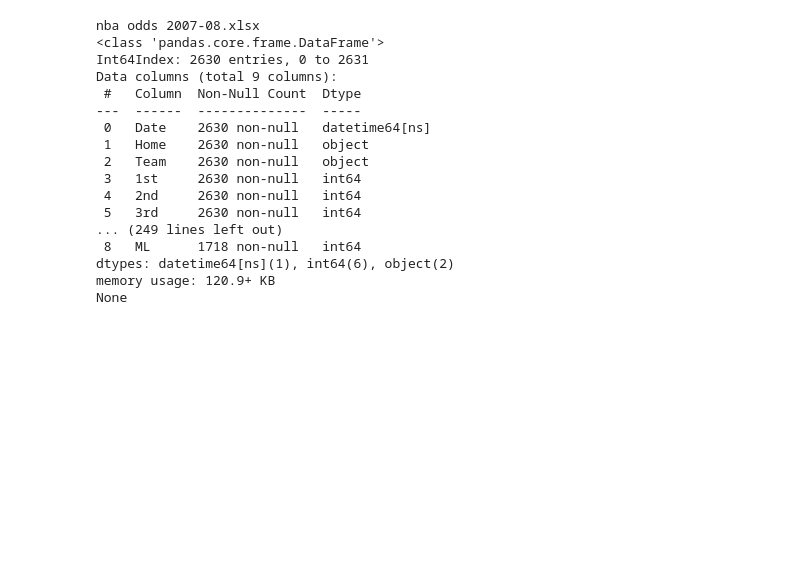
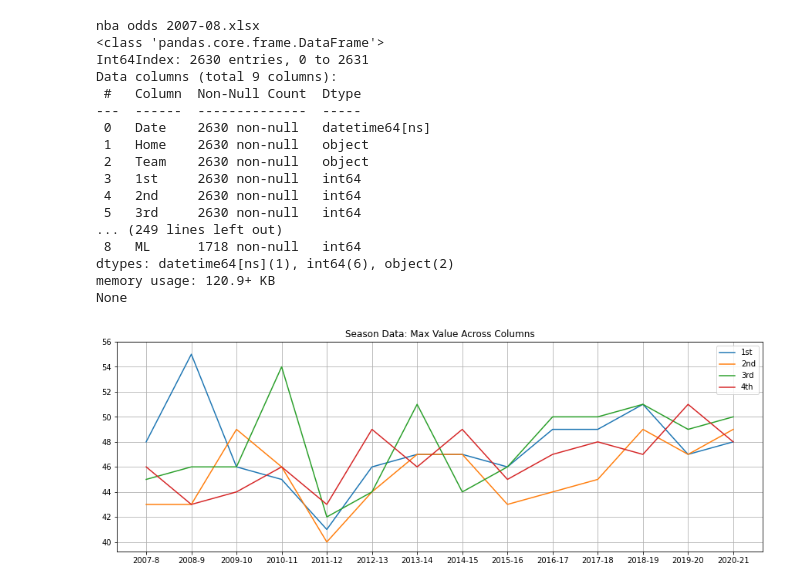
Before and after one commit to LMastro99/Sports-Betting-Module, a Jupyter notebook: season-data/cleaning/process/Season_Data_Cleaning.ipynb, the cells around one changed output. Cells and saved outputs as stored; diff of their text form; code cells hidden in the pictures; blank space fills up the shorter version.

```diff
--- a/season-data/cleaning/process/Season_Data_Cleaning.ipynb
+++ b/season-data/cleaning/process/Season_Data_Cleaning.ipynb
@@ -207,3 +208,9 @@ writer.save()
 # Correct Types
 for i in [0, 2]:
   season_data[i]['ML'] = season_data[i]['ML'].astype('int64')
+# %%
+season_data[1]['1st'][1028] = 29
+season_data[1]['2nd'][1028] = 31
+
+season_data[1]['1st'][1029] = 24
+season_data[1]['2nd'][1029] = 21
@@ -209,0 +234,6 @@ for i in [0, 2]:
+# %%
+season_data[2]['1st'][1112] = 24
+season_data[2]['2nd'][1112] = 27
+
+season_data[2]['1st'][1113] = 24
+season_data[2]['2nd'][1113] = 31
@@ -257,0 +349,9 @@ None
+# %%
+plt.figure(figsize = (15, 5))
+plt.title('Season Data: Max Value Across Columns')
+plt.plot(x, col_max[:, :-2])
+plt.yticks(np.arange(40, 57, step = 2))
+plt.legend(labels = labels)
+plt.grid(True)
+# %% [output]
+[figure, added]
```
Also changed, not shown: parts of 9 cells of this notebook.
